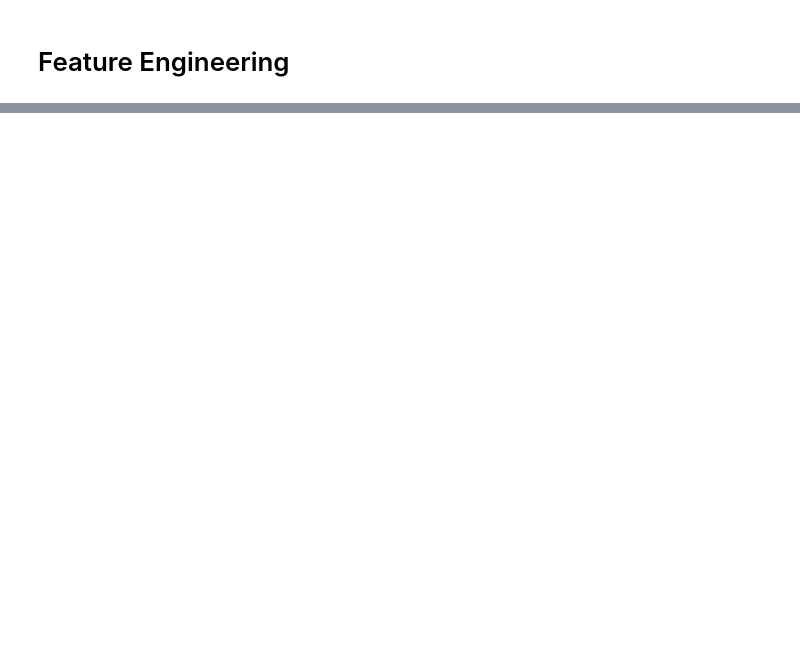
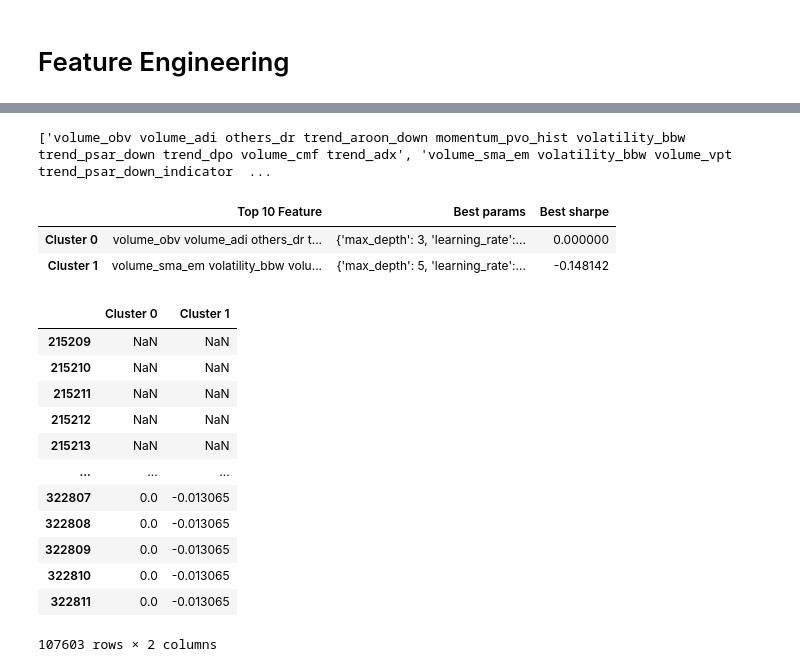
Before and after one commit to NgDMTruc/DSP_vn30f, a Jupyter notebook: main_notebook.ipynb, the cells around one changed output, grey strips where cells are left out. Drawn from its saved outputs; the diff is of its cells as text; code cells hidden in the pictures; blank space fills up the shorter version.

```diff
--- a/main_notebook.ipynb
+++ b/main_notebook.ipynb
@@ -400,0 +833,19 @@ Trial 4 finished with values: [-0.21999265070821633, 2.4630777368014085] and par
+# %%
+sharpe_list = []
+trade_threshold  = 0.0005
+
+for idx, data_item in enumerate(selected_columns_cluster):
+
+    _, hold_out_cols = split_data(data_item)
+
+    xbg_reg = xgb.XGBRegressor()
+    # Create and train model
+    xbg_reg.load_model(f"best_in_cluster_{idx}.json")
+
+    # Make predictions
+    y_hold_out = xbg_reg.predict(hold_out_cols)
+    pos, pnl, daily, sharpe = sharpe_for_vn30f(y_hold_out, hold_out['Return'], trade_threshold=trade_threshold, fee_perc=0.01, periods=10)
+
+    sharpe_list.append(sharpe)
+
+sharpe_list
@@ -400,0 +854,9 @@ Trial 4 finished with values: [-0.21999265070821633, 2.4630777368014085] and par
+# %%
+def return_result_df(hold_out, y_hold_out, data, train_data, pos, pnl):
+    result = pd.DataFrame()
+    result['Close_Holdout'] = hold_out['Close']
+    result['Ground_value_Holdout'] = hold_out['Return']
+    result['Predict_diff_Holdout'] = pd.Series(y_hold_out, index=data.index[len(train_data):len(data)])
+    result['Position_predict_Holdout'] = pd.Series(pos, index=data.index[len(train_data):len(data)])
+    result['PNL_Holdout'] = pd.Series(pnl)
+    return result
@@ -400,0 +923,41 @@ Trial 4 finished with values: [-0.21999265070821633, 2.4630777368014085] and par
+# %%
+#Top 10 feature into list
+feature=[]
+for i in top_10_features_per_cluster:
+    listToStr = ' '.join([str(elem) for elem in i])
+    feature.append(listToStr)
+print(feature)
+# %% [output]
+['volume_obv volume_adi others_dr trend_aroon_down momentum_pvo_hist volatility_bbw trend_psar_down trend_dpo volume_cmf trend_adx', 'volume_sma_em volatility_bbw volume_vpt trend_psar_down_indicator  ...
+# %%
+name=[]
+for i in range(len(selected_columns_cluster)):
+  name.append( 'Cluster '+ str(i))
+# %%
+dict = {'Top 10 Feature' : feature, 'Best params': best_params_list, 'Best sharpe':sharpe_list}
+df_result = pd.DataFrame(dict, index=name)
+df_result
+# %% [output]
+|  | Top 10 Feature | Best params | Best sharpe |
+| Cluster 0 | volume_obv volume_adi others_dr t... | {'max_depth': 3, 'learning_rate':... | 0.000000 |
+| Cluster 1 | volume_sma_em volatility_bbw volu... | {'max_depth': 5, 'learning_rate':... | -0.148142 |
+# %%
+#DataFrame of Pnl hold out
+df_pnl = pd.DataFrame()
+for i in range(len(selected_columns_cluster)):
+  df_pnl[name[i]]=pnl_data[i]
+df_pnl
+# %% [output]
+|  | Cluster 0 | Cluster 1 |
+| 215209 | NaN | NaN |
+| 215210 | NaN | NaN |
+| 215211 | NaN | NaN |
+| 215212 | NaN | NaN |
+| 215213 | NaN | NaN |
+| ... | ... | ... |
+| 322807 | 0.0 | -0.013065 |
+| 322808 | 0.0 | -0.013065 |
+| 322809 | 0.0 | -0.013065 |
+| 322810 | 0.0 | -0.013065 |
+| 322811 | 0.0 | -0.013065 |
+107603 rows × 2 columns
```
Also changed, not shown: parts of 35 cells of this notebook, 1 other file.
